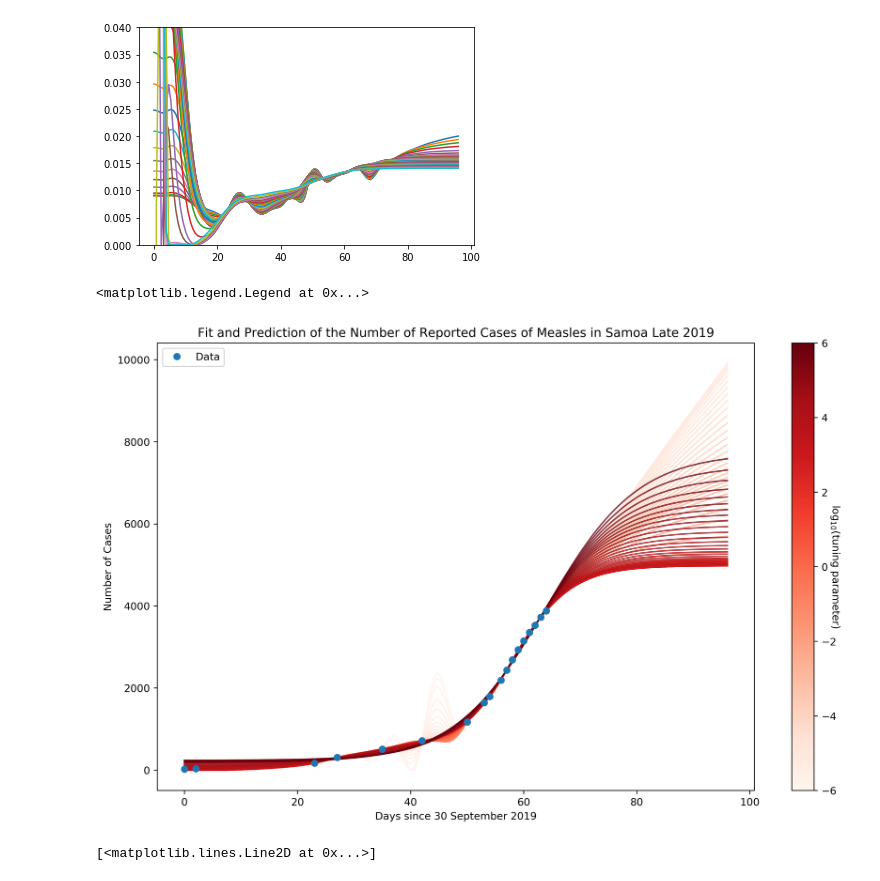
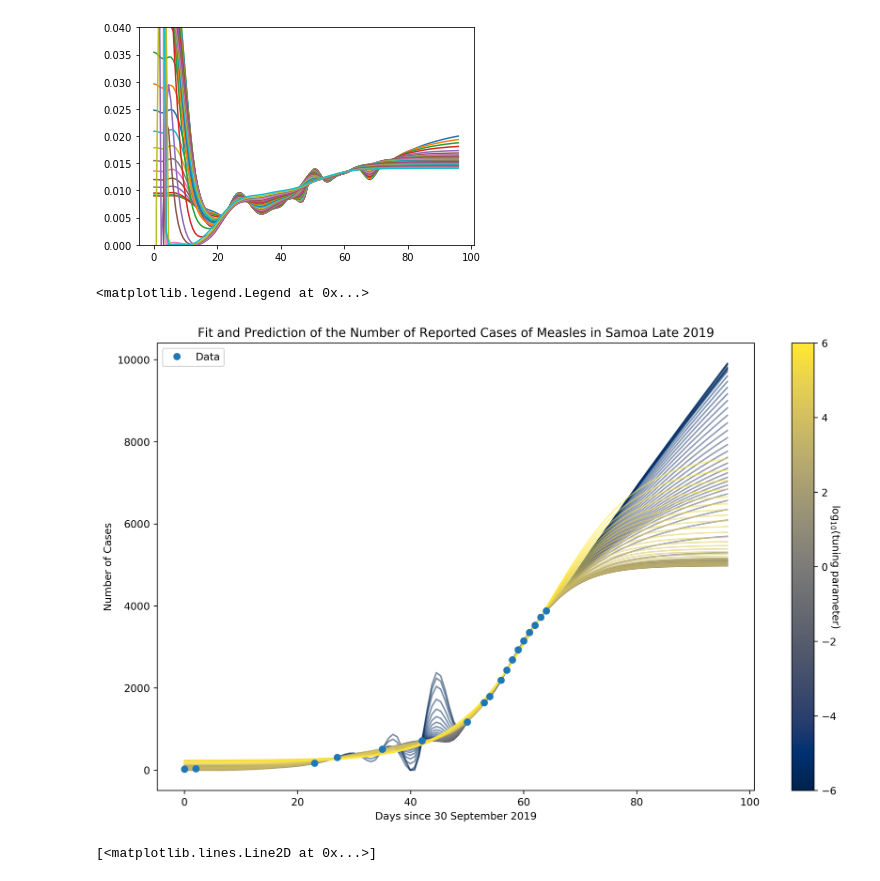
Before and after one commit to dwu402/pypei, a Jupyter notebook: samoa-data.ipynb, the cells around one changed output. Cells and saved outputs as stored; diff of their text form; code cells hidden in the pictures.

Commit message:
playing around with colors

```diff
--- a/samoa-data.ipynb
+++ b/samoa-data.ipynb
@@ -262,25 +262,25 @@ plt.ylim(0, 0.04)
 # %%
 import matplotlib.cm as mplcm
 import matplotlib.colors as colors
 
 plt.figure(figsize=[13,8], dpi=360)
 
 cNorm = colors.Normalize(vmin=np.log10(prange[0]), vmax=np.log10(prange[-1]))
-cm = plt.get_cmap('Reds')
+cm = plt.get_cmap('cividis')
 scalarMap = mplcm.ScalarMappable(norm=cNorm, cmap=cm)
 
 for i,p in enumerate(prange):
-    plt.plot(model.observation_times, getx(sols[i]['x'])[-2], color=scalarMap.to_rgba(np.log10(p)), alpha=0.75)
+    plt.plot(model.observation_times, getx(sols[i]['x'])[-2], color=scalarMap.to_rgba(np.log10(p)), alpha=0.5)
 plt.plot(time, cE, 'o', label="Data")
 plt.title("Fit and Prediction of the Number of Reported Cases of Measles in Samoa Late 2019")
 plt.xlabel("Days since 30 September 2019")
 plt.ylabel("Number of Cases")
 cbar = plt.colorbar(scalarMap)
 cbar.set_label(r'$\log_{10}($tuning parameter$)$', rotation=270)
 plt.legend()
 # %% [output]
 <matplotlib.legend.Legend at 0x...>
-[figure, old version]
+[figure, new version]
 # %%
 plt.plot(np.linspace(0,100), 1-2*np.abs((np.linspace(0,100)/100-0.5)))
 # %% [output]
```
